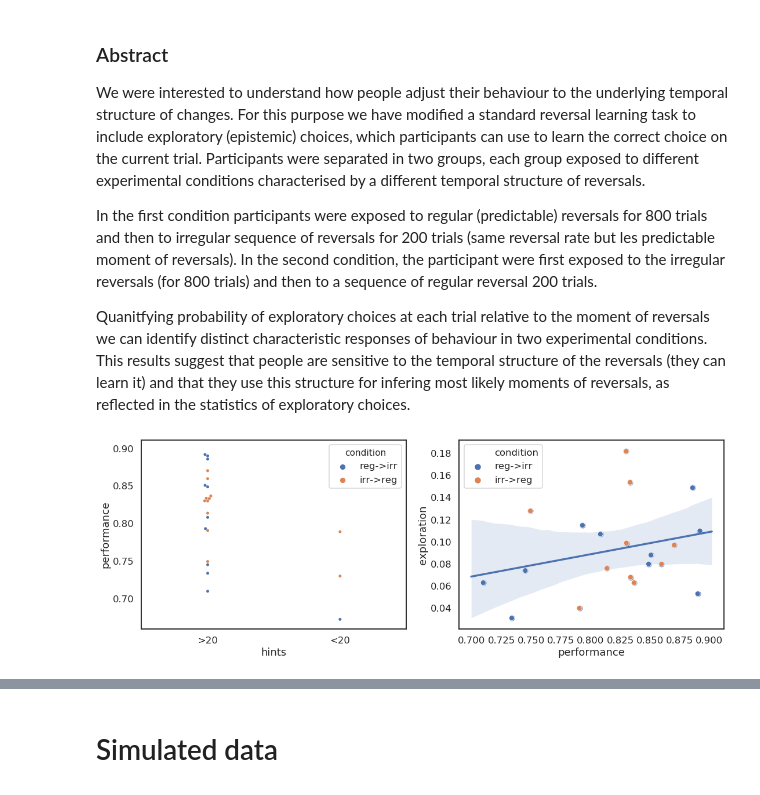
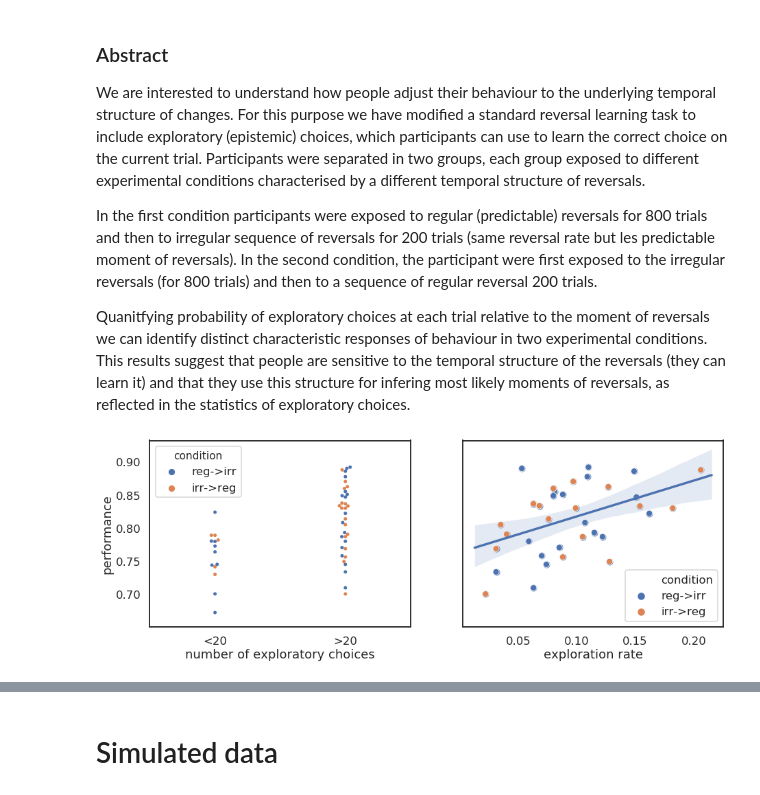
Before and after one commit to dimarkov/pybefit, a Jupyter notebook: examples/temp_rev_learn/analyse_behavioural_data.ipynb, the cells around one changed output, grey strips where cells are left out. Cells and saved outputs as stored; diff of their text form; code cells hidden in the pictures.

Commit message:
updated behavioural data analysis

```diff
--- a/examples/temp_rev_learn/analyse_behavioural_data.ipynb
+++ b/examples/temp_rev_learn/analyse_behavioural_data.ipynb
@@ -1,7 +1,7 @@
 # %% [markdown]
 ### Abstract
 
-We were interested to understand how people adjust their behaviour to the underlying temporal structure of changes. For this purpose we have modified a standard reversal learning task to include exploratory (epistemic) choices, which participants can use to learn the correct choice on the current trial. Participants were separated in two groups, each group exposed to different experimental conditions characterised by a different temporal structure of reversals.
+We are interested to understand how people adjust their behaviour to the underlying temporal structure of changes. For this purpose we have modified a standard reversal learning task to include exploratory (epistemic) choices, which participants can use to learn the correct choice on the current trial. Participants were separated in two groups, each group exposed to different experimental conditions characterised by a different temporal structure of reversals.
 
 In the first condition participants were exposed to regular (predictable) reversals for 800 trials and then to irregular sequence of reversals for 200 trials (same reversal rate but les predictable moment of reversals). In the second condition, the participant were first exposed to the irregular reversals (for 800 trials) and then to a sequence of regular reversal 200 trials.
 
@@ -24,9 +24,11 @@ cwd = os.getcwd()
 
 sys.path.append(cwd[:-len('befit/examples/temp_rev_learn')])
 
-responses = np.load('pilot/responses2.npy')[0]
-outcomes = np.load('pilot/outcomes2.npy')[0]
-corrects = np.load('pilot/correct_choices2.npy')[0]
+df_res = pd.read_csv('pilot/responses.csv').set_index('subject')
+responses = df_res.values[:, :-2].T.astype(float)
+
+outcomes = pd.read_csv('pilot/outcomes.csv').set_index('subject').values.T.astype(float)
+corrects = pd.read_csv('pilot/correct_responses.csv').set_index('subject').values.T.astype(float)
 
 states_and_rewards = io.loadmat('pilot/states_and_rewards.mat')
 Sirr = states_and_rewards['irregular']['S'][0, 0][:, 0] - 1
@@ -34,8 +36,8 @@ Oirr = states_and_rewards['irregular']['R'][0, 0]
 Sreg = states_and_rewards['regular']['S'][0, 0][:, 0] - 1
 Oreg = states_and_rewards['regular']['R'][0, 0]
 
-ns_reg = 11  # number of subjects in the regular reversals group
-ns_irr = 12  # number of subjects in the irregular reversals group
+ns_reg = (df_res['condition'] == 'regular').sum()   # number of subjects in the regular reversals group
+ns_irr = (df_res['condition'] == 'irregular').sum()  # number of subjects in the irregular reversals group
 
 nsub = responses.shape[-1]
 # %%
@@ -52,17 +54,24 @@ irr_corr = corrects[..., expl_sub_num[expl_sub_num >= ns_reg]]
 # %%
 df = pd.DataFrame({'performance': np.nanmean(corrects, -2)})
 
 df['exploration'] = np.sum(responses == 2, -2)/1000.
 
 df['hints'] = '<20'
 df.loc[expl_sub_num, 'hints'] = '>20'
 
 df['condition'] = 'reg->irr'
 df.loc[ns_reg:, 'condition'] = 'irr->reg'
 
-fig, axes = plt.subplots(1, 2, figsize=(18, 6))
+fig, axes = plt.subplots(1, 2, figsize=(15, 5), sharey=True)
 sns.swarmplot(x='hints', y='performance', data=df, hue='condition', ax=axes[0]);
-sns.regplot(x='performance', y='exploration', data=df.loc[df.hints == '>20'], ax=axes[1]);
-sns.scatterplot(x='performance', y='exploration', data=df.loc[df.hints == '>20'], ax=axes[1], hue='condition');
+sns.regplot(x='exploration', y='performance', data=df.loc[df.hints == '>20'], ax=axes[1]);
+sns.scatterplot(x='exploration',
+                y='performance',
+                data=df.loc[df.hints == '>20'],
+                ax=axes[1], hue='condition');
+
+axes[0].set_xlabel('number of exploratory choices')
+axes[1].set_xlabel('exploration rate')
+fig.savefig('Fig3.pdf', bbox_inches='tight', transparent=True, dpi=300)
 # %% [output]
-[figure, old version]
+[figure, new version]
```
Also changed, not shown: parts of 28 cells of this notebook.
